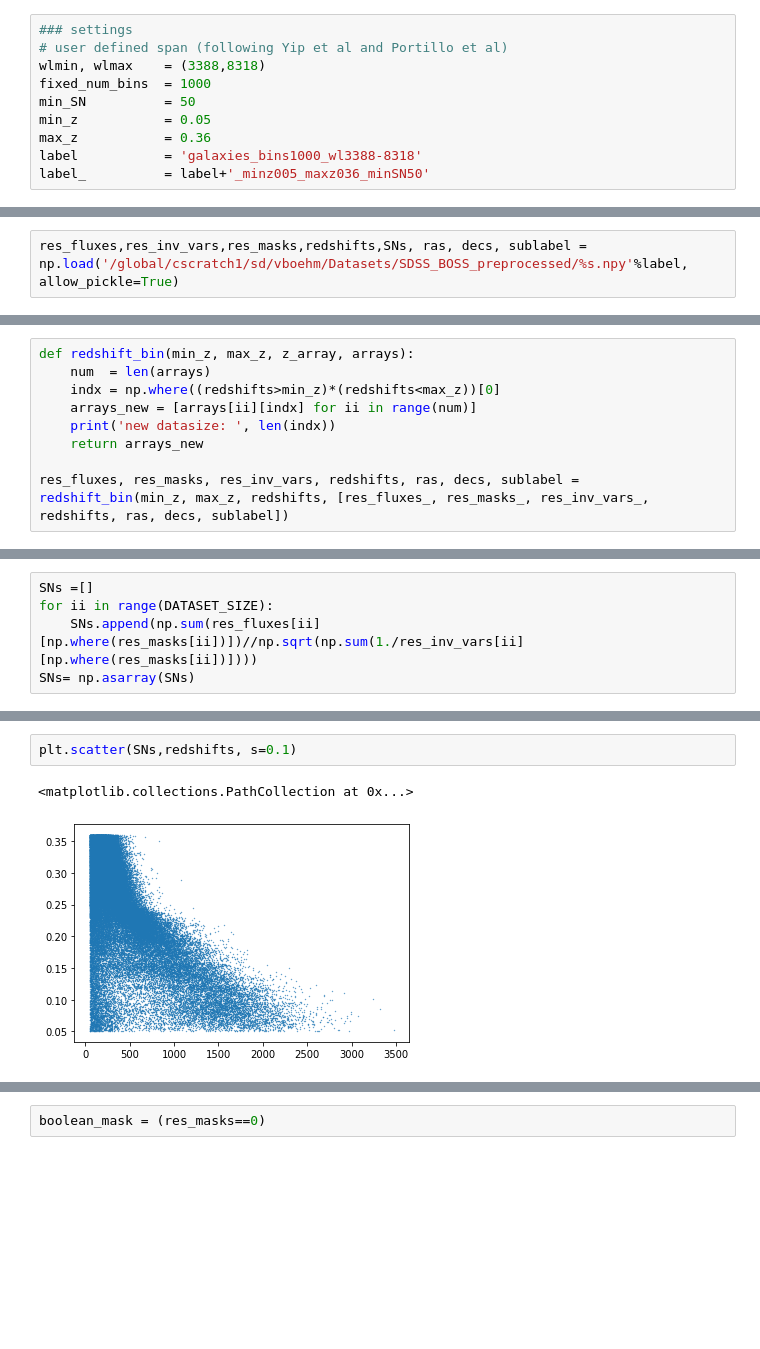
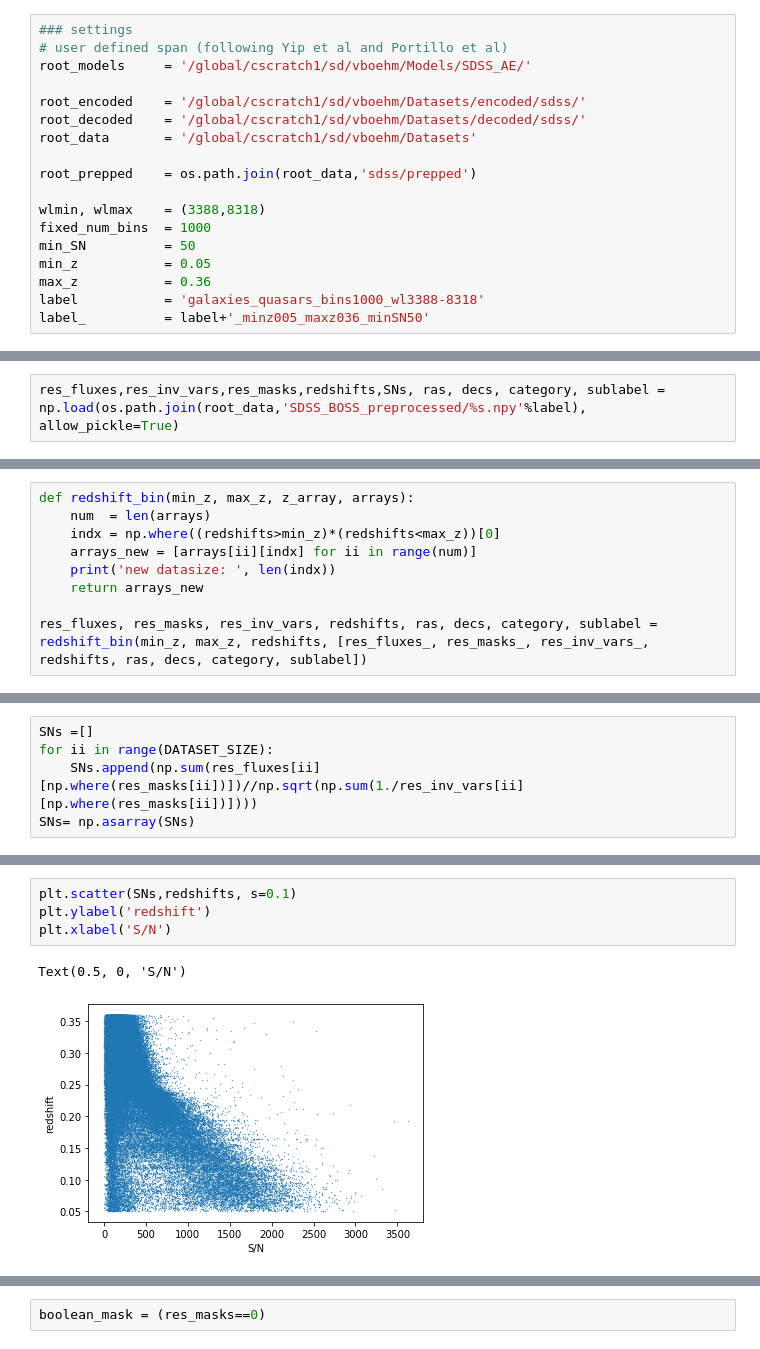
Before and after one commit to AlexGKim/SDSS_PAE, a Jupyter notebook: notebooks/Data_Prep_Stage2.ipynb, the cells around one changed output, grey strips where cells are left out. Drawn from its saved outputs; the diff is of its cells as text; blank space fills up the shorter version.

```diff
--- a/notebooks/Data_Prep_Stage2.ipynb
+++ b/notebooks/Data_Prep_Stage2.ipynb
@@ -40,11 +37,19 @@ wl_range = np.load('wl_range_galaxies_only.npy')
 # %%
 ### settings
 # user defined span (following Yip et al and Portillo et al)
+root_models     = '/global/cscratch1/sd/vboehm/Models/SDSS_AE/'
+
+root_encoded    = '/global/cscratch1/sd/vboehm/Datasets/encoded/sdss/'
+root_decoded    = '/global/cscratch1/sd/vboehm/Datasets/decoded/sdss/'
+root_data       = '/global/cscratch1/sd/vboehm/Datasets'
+
+root_prepped    = os.path.join(root_data,'sdss/prepped')
+
 wlmin, wlmax    = (3388,8318)
 fixed_num_bins  = 1000
 min_SN          = 50
 min_z           = 0.05
 max_z           = 0.36
-label           = 'galaxies_bins1000_wl3388-8318'
+label           = 'galaxies_quasars_bins1000_wl3388-8318'
 label_          = label+'_minz005_maxz036_minSN50'
 # %%
@@ -55,7 +57,7 @@ wl_range      = (np.log10(wlmin),np.log10(wlmax))
 # new binning
 new_wl        = np.logspace(wl_range[0],wl_range[1],fixed_num_bins+1)
 # %%
-res_fluxes,res_inv_vars,res_masks,redshifts,SNs, ras, decs, sublabel = np.load('/global/cscratch1/sd/vboehm/Datasets/SDSS_BOSS_preprocessed/%s.npy'%label, allow_pickle=True)
+res_fluxes,res_inv_vars,res_masks,redshifts,SNs, ras, decs, category, sublabel = np.load(os.path.join(root_data,'SDSS_BOSS_preprocessed/%s.npy'%label), allow_pickle=True)
 # %%
 _ = plt.hist(redshifts,bins=100,density=True)
 plt.xlabel('z')
@@ -74,5 +76,5 @@ def redshift_bin(min_z, max_z, z_array, arrays):
     print('new datasize: ', len(indx))
     return arrays_new
 
-res_fluxes, res_masks, res_inv_vars, redshifts, ras, decs, sublabel = redshift_bin(min_z, max_z, redshifts, [res_fluxes_, res_masks_, res_inv_vars_, redshifts, ras, decs, sublabel])
+res_fluxes, res_masks, res_inv_vars, redshifts, ras, decs, category, sublabel = redshift_bin(min_z, max_z, redshifts, [res_fluxes_, res_masks_, res_inv_vars_, redshifts, ras, decs, category, sublabel])
 # %% [output]
@@ -91,8 +93,10 @@ _ = plt.hist(SNs, density=True,bins=100,range=(1,200))
 # %%
 plt.scatter(SNs,redshifts, s=0.1)
+plt.ylabel('redshift')
+plt.xlabel('S/N')
 # %% [output]
-<matplotlib.collections.PathCollection at 0x...>
+Text(0.5, 0, 'S/N')
-[figure, old version]
+[figure, new version]
 # %%
 def SN_bin(min_SN, SNs, arrays):
     num  = len(arrays)
```
Also changed, not shown: parts of 13 cells of this notebook, 8 other files.
